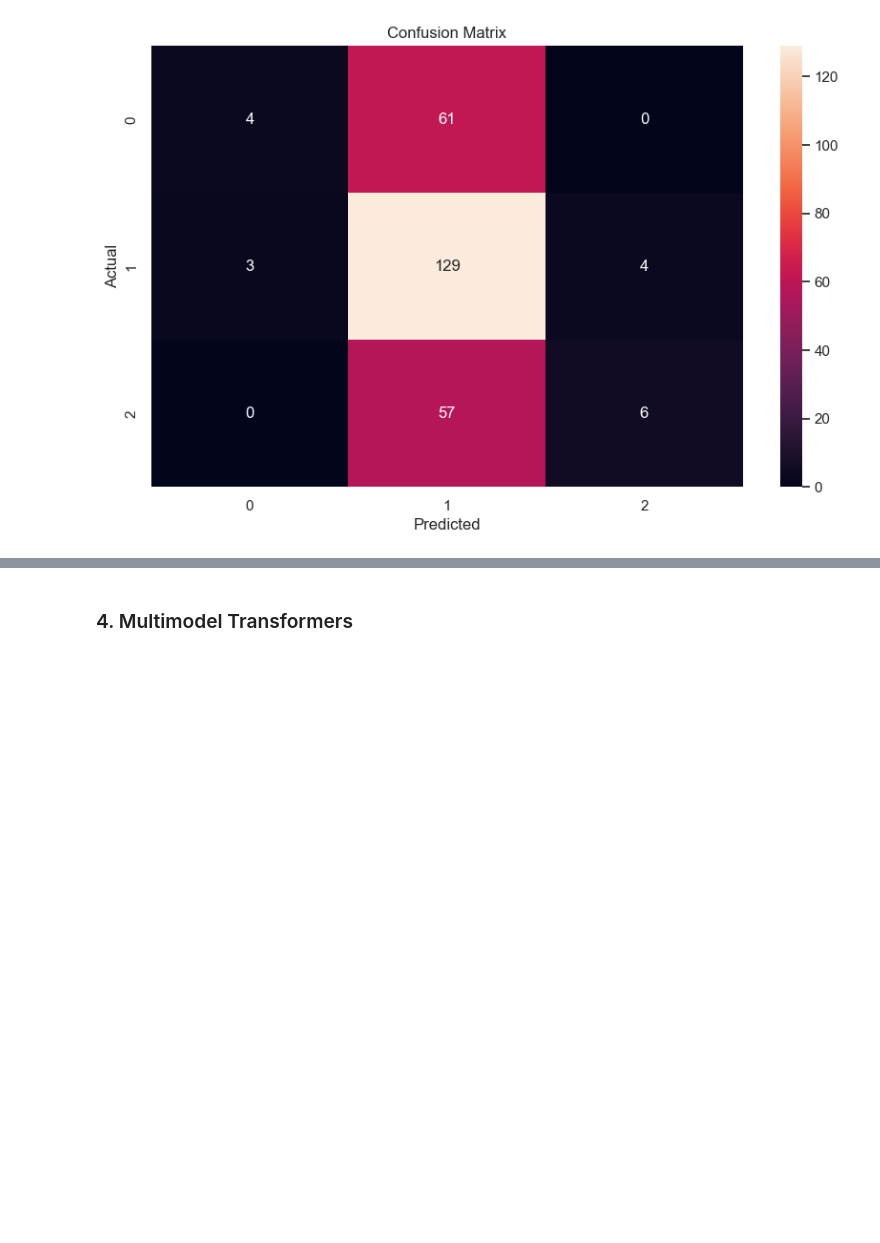
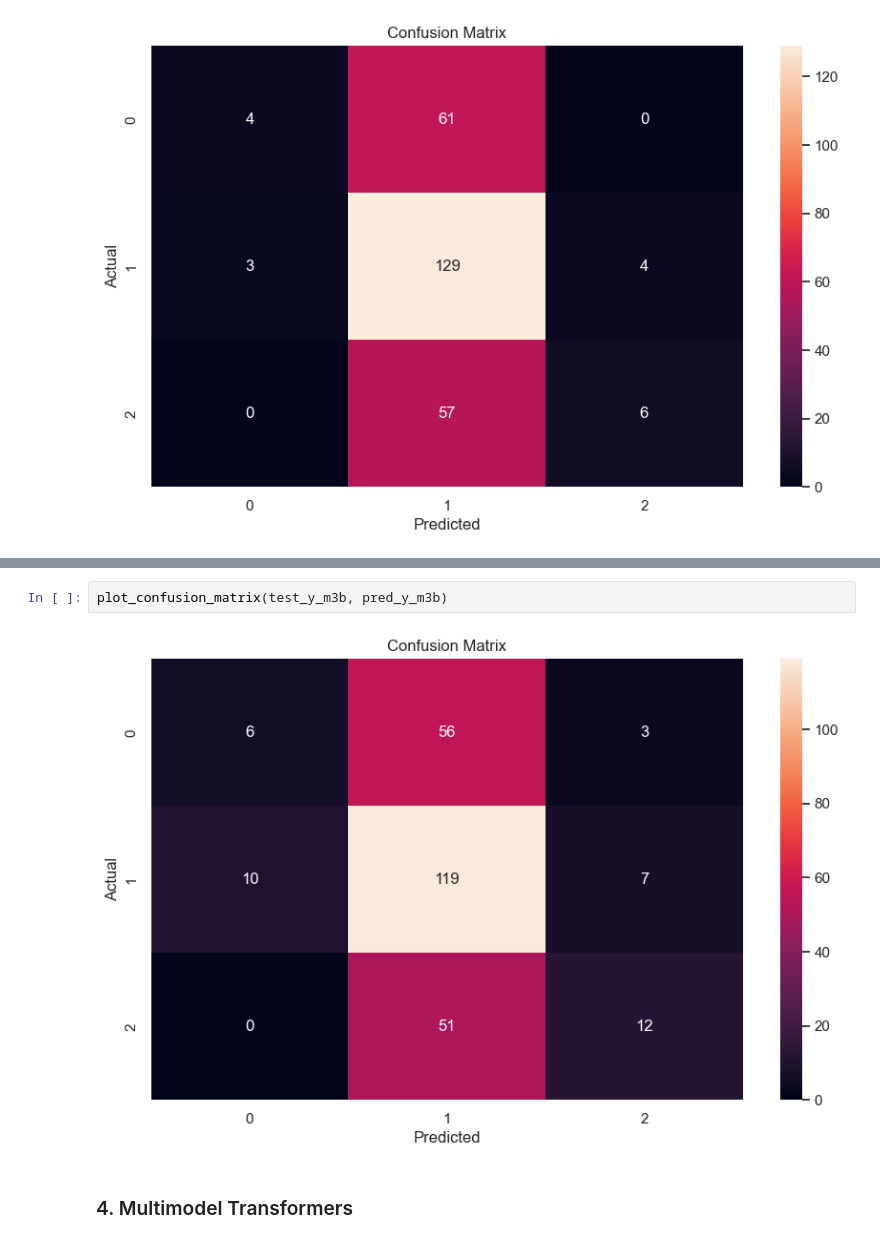
Before and after one commit to xeonkai/news_matching, a Jupyter notebook: traction-analytics/traction_analytics.ipynb, the cells around one changed output, grey strips where cells are left out. Cells and saved outputs as stored; diff of their text form; blank space fills up the shorter version.

```diff
--- a/traction-analytics/traction_analytics.ipynb
+++ b/traction-analytics/traction_analytics.ipynb
@@ -1328,3 +1612,7 @@ plot_confusion_matrix(test_y_m3, pred_y_m3)
+# %%
+plot_confusion_matrix(test_y_m3b, pred_y_m3b)
+# %% [output]
+[figure, added]
 # %% [markdown]
 ### 4. Multimodel Transformers
 # %%
```
Also changed, not shown: parts of 13 cells of this notebook.
